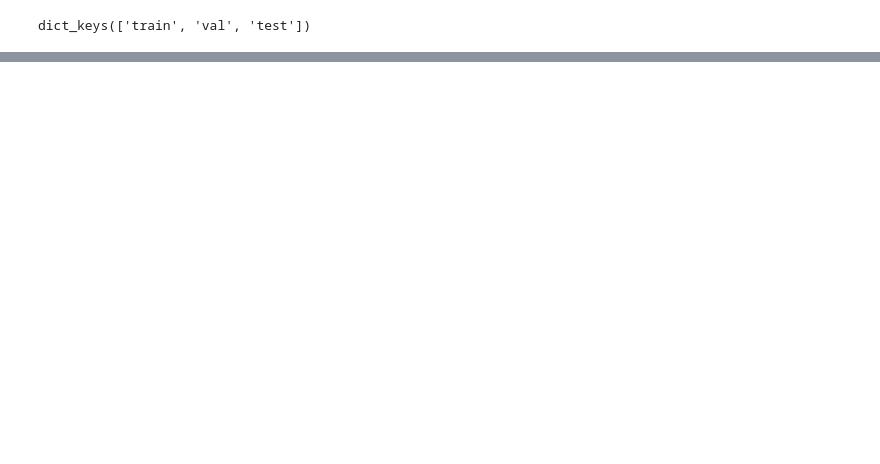
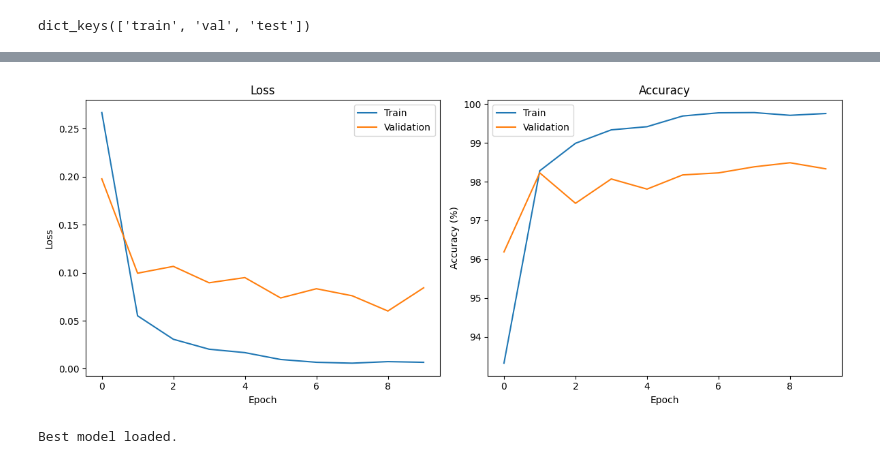
Before and after one commit to sumantabhargab/SAFE5G, a Jupyter notebook: notebook1.ipynb, the cells around one changed output, grey strips where cells are left out. Saved outputs shown, nothing was run; the diff lists cells and outputs as text; code cells hidden in the pictures; blank space fills up the shorter version.

```diff
--- a/notebook1.ipynb
+++ b/notebook1.ipynb
@@ -467,0 +749,14 @@ Testing Images : 2008
+# %%
+# Model Configuration
+MODEL_NAME = "efficientnet_b0"
+NUM_CLASSES = len(train_dataset.classes)
+
+model = timm.create_model(
+    MODEL_NAME,
+    pretrained=True,
+    num_classes=NUM_CLASSES
+)
+
+model = model.to(device)
+
+print(model)
@@ -467,0 +805,6 @@ Testing Images : 2008
+# %%
+from torch.cuda.amp import GradScaler, autocast
+
+scaler = GradScaler()
+
+print("Mixed Precision Enabled")
@@ -467,0 +965,35 @@ Testing Images : 2008
+# %%
+plt.figure(figsize=(12,5))
+
+plt.subplot(1,2,1)
+plt.plot(train_losses, label="Train")
+plt.plot(val_losses, label="Validation")
+plt.title("Loss")
+plt.xlabel("Epoch")
+plt.ylabel("Loss")
+plt.legend()
+
+plt.subplot(1,2,2)
+plt.plot(train_accs, label="Train")
+plt.plot(val_accs, label="Validation")
+plt.title("Accuracy")
+plt.xlabel("Epoch")
+plt.ylabel("Accuracy (%)")
+plt.legend()
+
+plt.tight_layout()
+plt.show()
+# %% [output]
+[figure, added]
+# %%
+model.load_state_dict(
+    torch.load(
+        os.path.join(MODEL_DIR, "violence_classifier.pth")
+    )
+)
+
+model.eval()
+
+print("Best model loaded.")
+# %% [output]
+Best model loaded.
```
Also changed, not shown: parts of 25 cells of this notebook.
